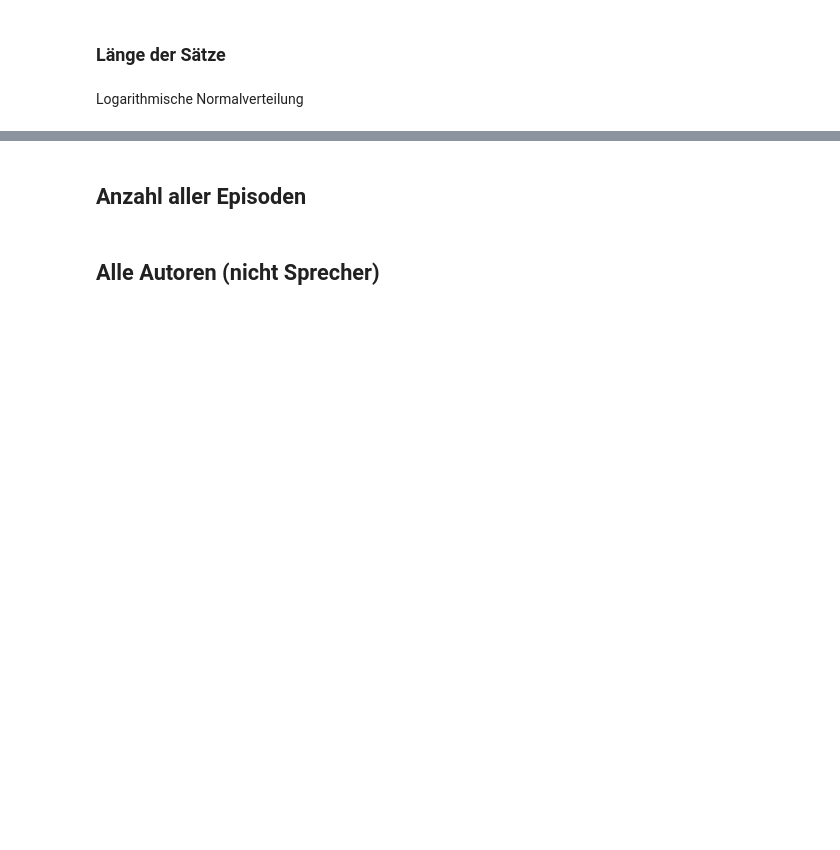
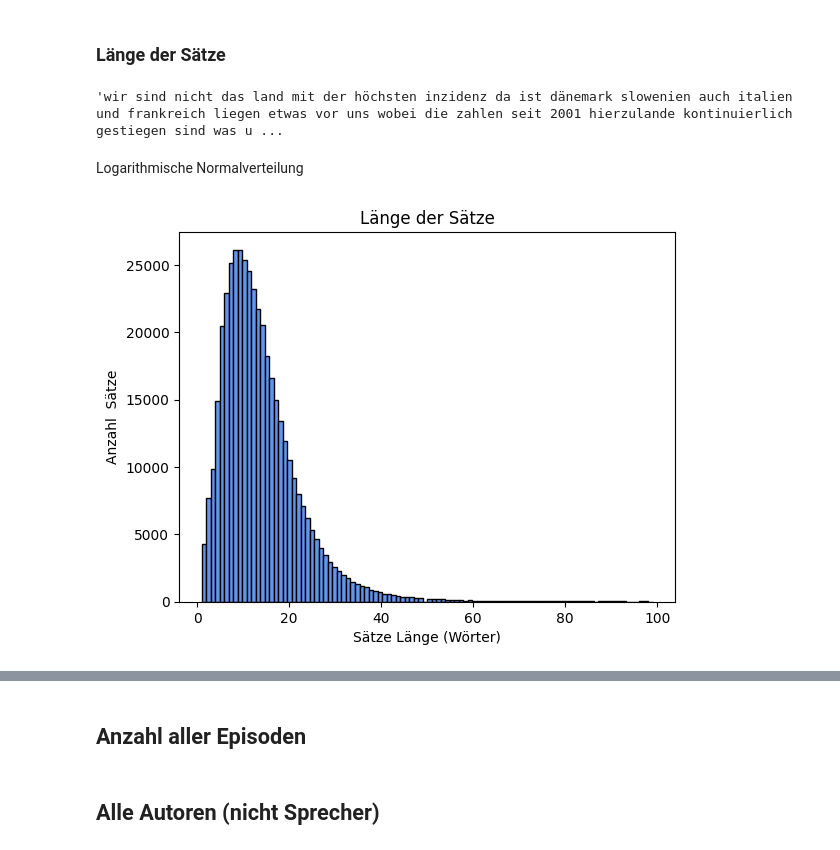
Before and after one commit to Firevince/Batchelorarbeit, a Jupyter notebook: scripts/data_visualization.ipynb, the cells around one changed output, grey strips where cells are left out. Saved outputs shown, nothing was run; the diff lists cells and outputs as text; code cells hidden in the pictures; blank space fills up the shorter version.

Commit message:
visualization

```diff
--- a/scripts/data_visualization.ipynb
+++ b/scripts/data_visualization.ipynb
@@ -75,7 +90,7 @@ plot_transcript_lengths(lengths)
 # %% [markdown]
 ### Länge der Sätze
 # %%
-df = db_get_df(table="transcript_sentences_spacy")
+df = db_get_df("transcript_sentences")
 # %%
 def plot_sentence_lengths(sentence_lengths):
     plt.hist(sentence_lengths, bins=100, color='cornflowerblue', edgecolor='black')
@@ -84,13 +99,17 @@ def plot_sentence_lengths(sentence_lengths):
     plt.title('Länge der Sätze')
     plt.show()
 # %%
-df["sentence_lenght"] = df["sentence"].apply(len)
+df["sentence_lenght"] = df["sentence"].apply(lambda x: x.split()).apply(len)
 df = df.sort_values(by="sentence_lenght")
 # %%
 df.iloc[-1]["sentence"]
 # %%
-df[df["sentence_lenght"] > 2000]
+df[df["sentence_lenght"] > 1000]["sentence"].values[0]
+# %% [output]
+'wir sind nicht das land mit der höchsten inzidenz da ist dänemark slowenien auch italien und frankreich liegen etwas vor uns wobei die zahlen seit 2001 hierzulande kontinuierlich gestiegen sind was u ...
 # %% [markdown]
 Logarithmische Normalverteilung
 # %%
-plot_sentence_lengths(df[df["sentence_lenght"] < 500]["sentence_lenght"])
+plot_sentence_lengths(df[df["sentence_lenght"] < 100]["sentence_lenght"])
+# %% [output]
+[figure, added]
```
Also changed, not shown: parts of 24 cells of this notebook, 1 other file.
